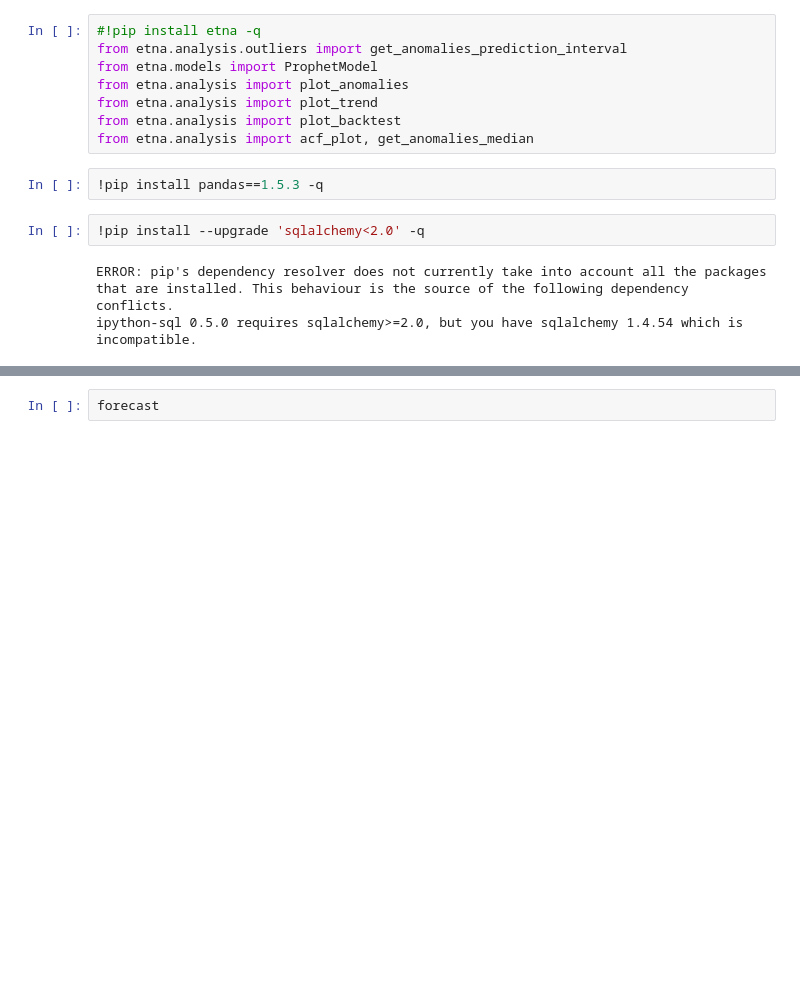
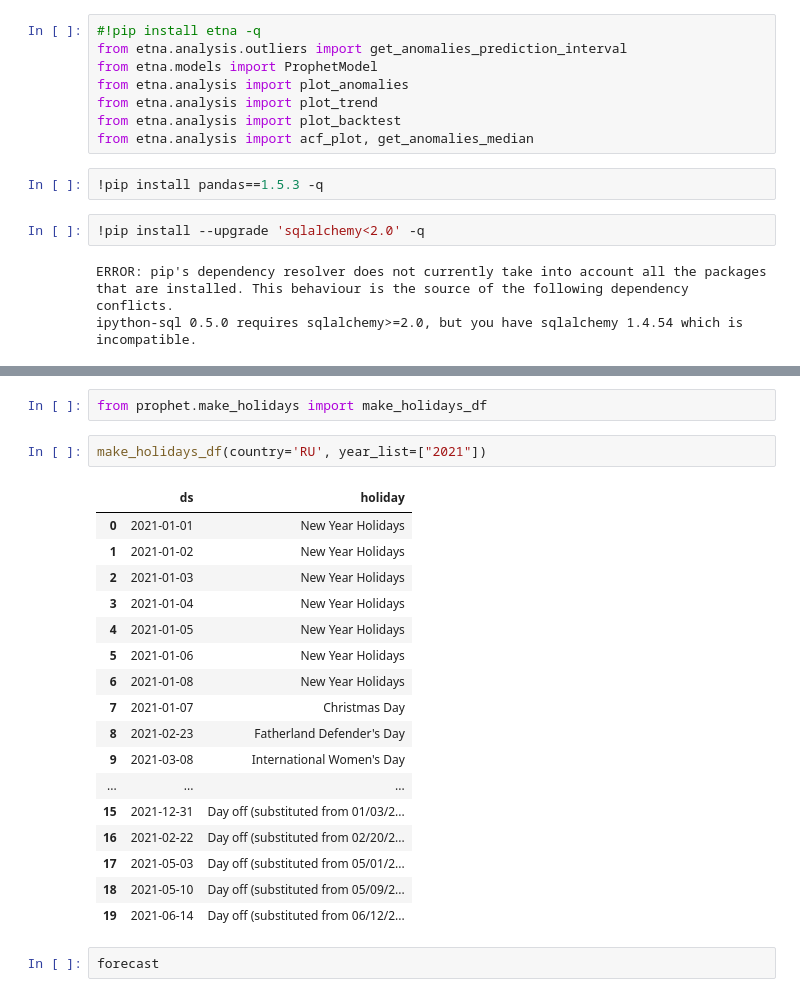
Before and after one commit to aleks-haksly/VIZRO, a Jupyter notebook: demos/test_yandex.ipynb, the cells around one changed output, grey strips where cells are left out. Drawn from its saved outputs; the diff is of its cells as text; blank space fills up the shorter version.

```diff
--- a/demos/test_yandex.ipynb
+++ b/demos/test_yandex.ipynb
@@ -105,3 +111,25 @@ model.plot(forecast);
+# %%
+from prophet.make_holidays import make_holidays_df
+# %%
+make_holidays_df(country='RU', year_list=["2021"])
+# %% [output]
+|  | ds | holiday |
+| 0 | 2021-01-01 | New Year Holidays |
+| 1 | 2021-01-02 | New Year Holidays |
+| 2 | 2021-01-03 | New Year Holidays |
+| 3 | 2021-01-04 | New Year Holidays |
+| 4 | 2021-01-05 | New Year Holidays |
+| 5 | 2021-01-06 | New Year Holidays |
+| 6 | 2021-01-08 | New Year Holidays |
+| 7 | 2021-01-07 | Christmas Day |
+| 8 | 2021-02-23 | Fatherland Defender's Day |
+| 9 | 2021-03-08 | International Women's Day |
+| ... | ... | ... |
+| 15 | 2021-12-31 | Day off (substituted from 01/03/2... |
+| 16 | 2021-02-22 | Day off (substituted from 02/20/2... |
+| 17 | 2021-05-03 | Day off (substituted from 05/01/2... |
+| 18 | 2021-05-10 | Day off (substituted from 05/09/2... |
+| 19 | 2021-06-14 | Day off (substituted from 06/12/2... |
 # %%
 forecast
 # %% [output]
```
Also changed, not shown: parts of 7 cells of this notebook.
